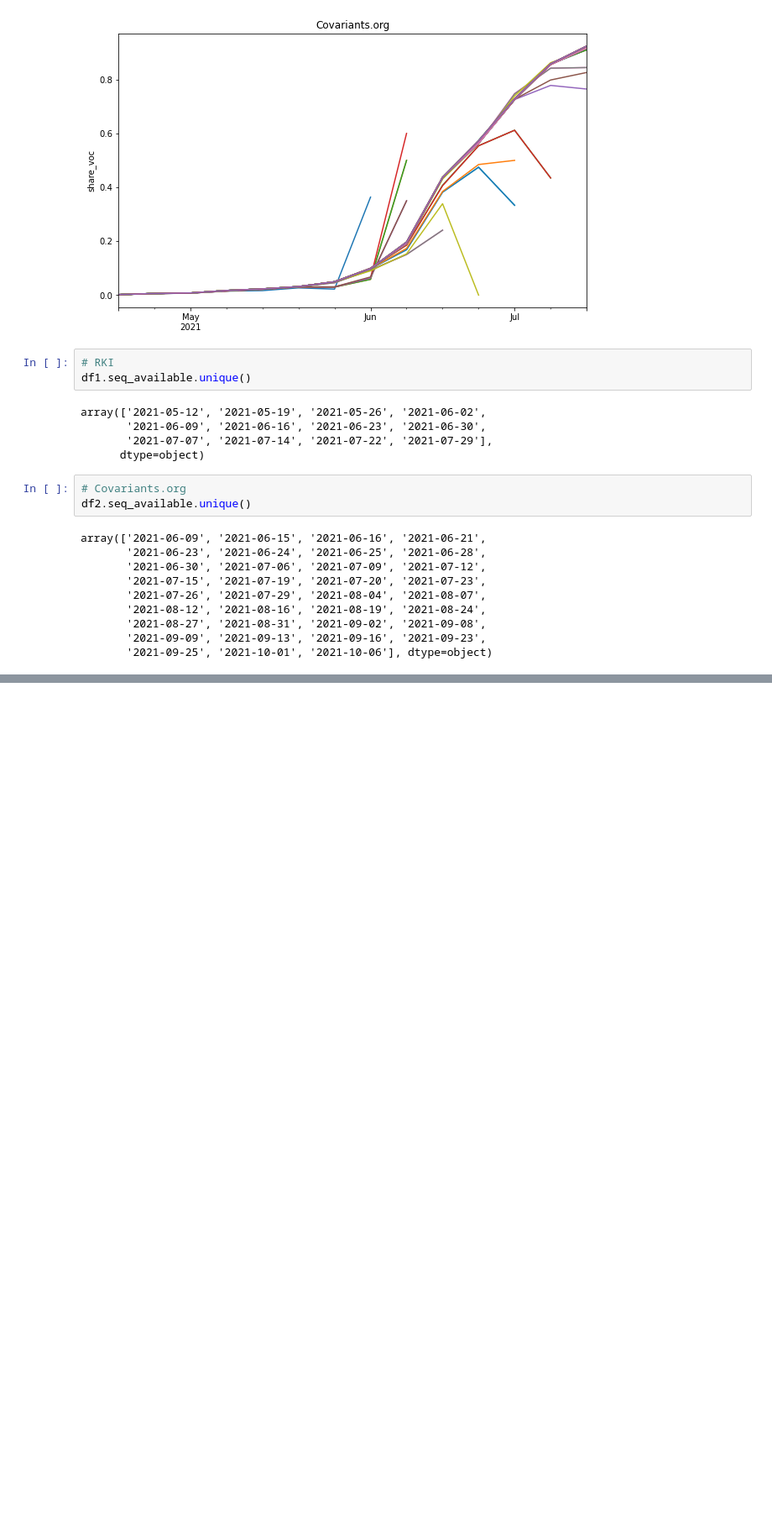
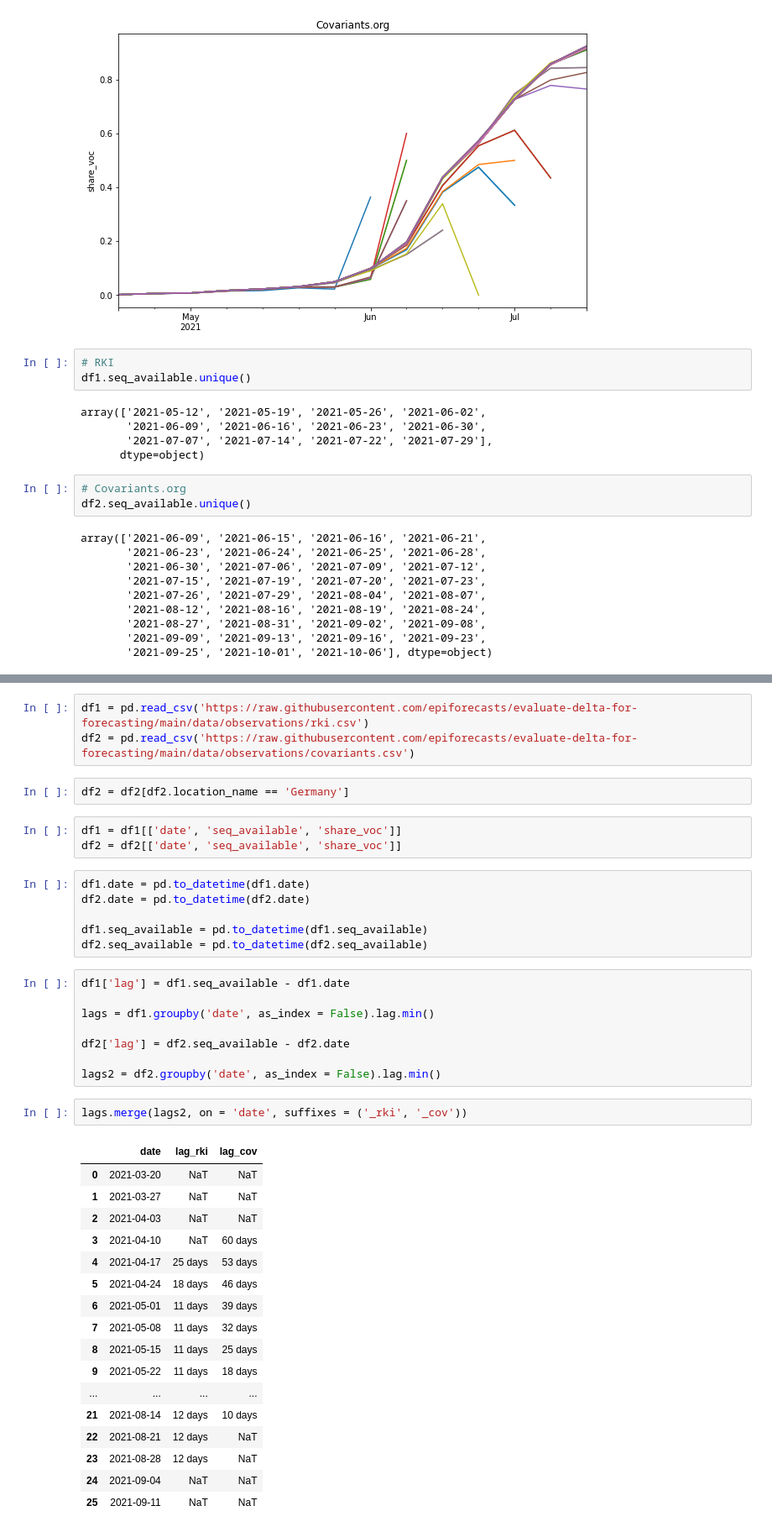
Before and after one commit to dwolffram/covid19-variants, a Jupyter notebook: code/compare_data_sources.ipynb, the cells around one changed output, grey strips where cells are left out. Shown at 84% size. Drawn from its saved outputs; the diff is of its cells as text; blank space fills up the shorter version.

```diff
--- a/code/compare_data_sources.ipynb
+++ b/code/compare_data_sources.ipynb
@@ -50,0 +82,42 @@ array(['2021-06-09', '2021-06-15', '2021-06-16', '2021-06-21',
+# %%
+df1 = pd.read_csv('https://raw.githubusercontent.com/epiforecasts/evaluate-delta-for-forecasting/main/data/observations/rki.csv')
+df2 = pd.read_csv('https://raw.githubusercontent.com/epiforecasts/evaluate-delta-for-forecasting/main/data/observations/covariants.csv')
+# %%
+df2 = df2[df2.location_name == 'Germany']
+# %%
+df1 = df1[['date', 'seq_available', 'share_voc']]
+df2 = df2[['date', 'seq_available', 'share_voc']]
+# %%
+df1.date = pd.to_datetime(df1.date)
+df2.date = pd.to_datetime(df2.date)
+
+df1.seq_available = pd.to_datetime(df1.seq_available)
+df2.seq_available = pd.to_datetime(df2.seq_available)
+# %%
+df1['lag'] = df1.seq_available - df1.date
+
+lags = df1.groupby('date', as_index = False).lag.min()
+
+df2['lag'] = df2.seq_available - df2.date
+
+lags2 = df2.groupby('date', as_index = False).lag.min()
+# %%
+lags.merge(lags2, on = 'date', suffixes = ('_rki', '_cov'))
+# %% [output]
+|  | date | lag_rki | lag_cov |
+| 0 | 2021-03-20 | NaT | NaT |
+| 1 | 2021-03-27 | NaT | NaT |
+| 2 | 2021-04-03 | NaT | NaT |
+| 3 | 2021-04-10 | NaT | 60 days |
+| 4 | 2021-04-17 | 25 days | 53 days |
+| 5 | 2021-04-24 | 18 days | 46 days |
+| 6 | 2021-05-01 | 11 days | 39 days |
+| 7 | 2021-05-08 | 11 days | 32 days |
+| 8 | 2021-05-15 | 11 days | 25 days |
+| 9 | 2021-05-22 | 11 days | 18 days |
+| ... | ... | ... | ... |
+| 21 | 2021-08-14 | 12 days | 10 days |
+| 22 | 2021-08-21 | 12 days | NaT |
+| 23 | 2021-08-28 | 12 days | NaT |
+| 24 | 2021-09-04 | NaT | NaT |
+| 25 | 2021-09-11 | NaT | NaT |
```
Also changed, not shown: parts of 11 cells of this notebook.
